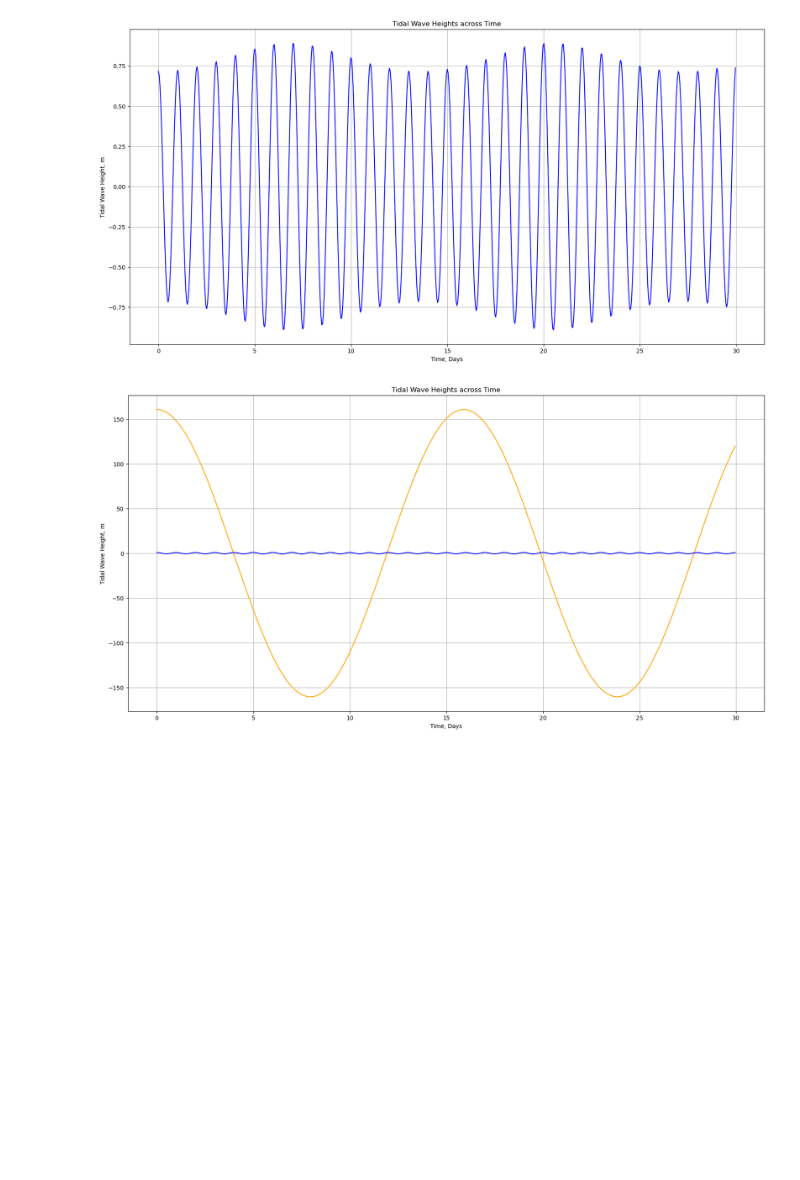
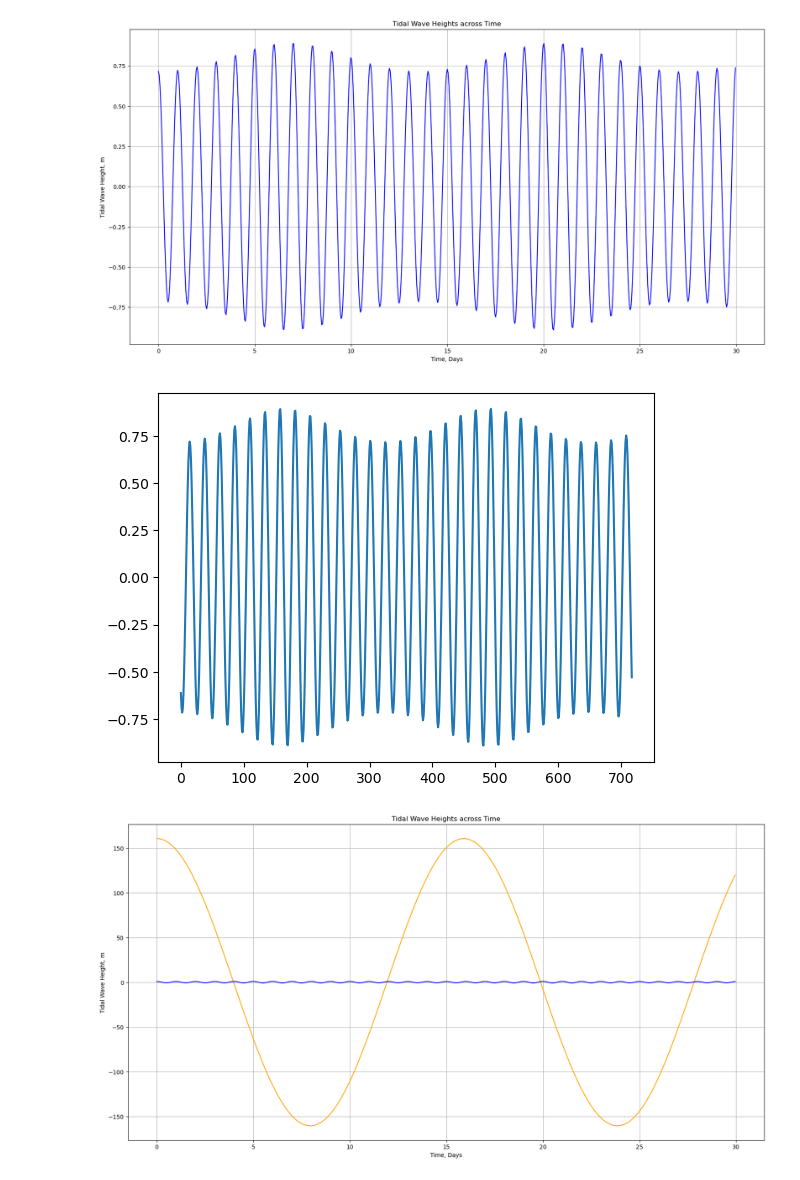
Before and after one commit to kombuchamushrooom/Astro98Project, a Jupyter notebook: final_project/final_project.ipynb, the cells around one changed output. Drawn from its saved outputs; the diff is of its cells as text; code cells hidden in the pictures; blank space fills up the shorter version.

Commit message:
Starting animation

```diff
--- a/final_project/final_project.ipynb
+++ b/final_project/final_project.ipynb
@@ -74,6 +82,18 @@ plt.grid()
 plt.show()
 # %% [output]
 [figure]
+# %%
+fig, ax = plt.subplots()
+line, = ax.plot(t, tidal_wave_height)
+def update(frame):
+    line.set_ydata(((3*G*moon_mass*((earth_radius*1000)**2))/(2*g*((earth_moon_distance*1000)**3)))*np.cos((2*(pi)*(t + frame / 10.0))/(earth_rotation))*np.cos(angle) + ((3*G*sun_mass*((earth_radius*1000)**2))/(2*g*((earth_sun_distance*1000)**3)))*np.cos((2*(pi)*(t + frame / 10.0))/(earth_rotation))*np.cos(angle))
+    return line,
+
+ani = animation.FuncAnimation(fig, update, frames=100, interval=50, blit=True)
+
+ani.save("tides.gif", writer="pillow", fps=20)
+# %% [output]
+[figure, added]
 # %%
 #Titan-Saturn System
 
```
Also changed, not shown: parts of 2 cells of this notebook, 1 other file.
